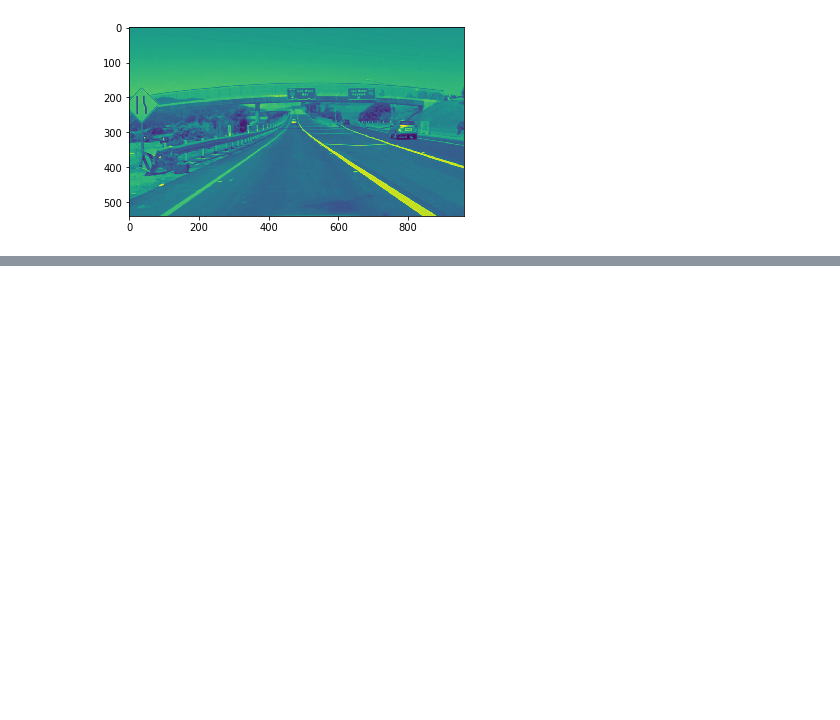
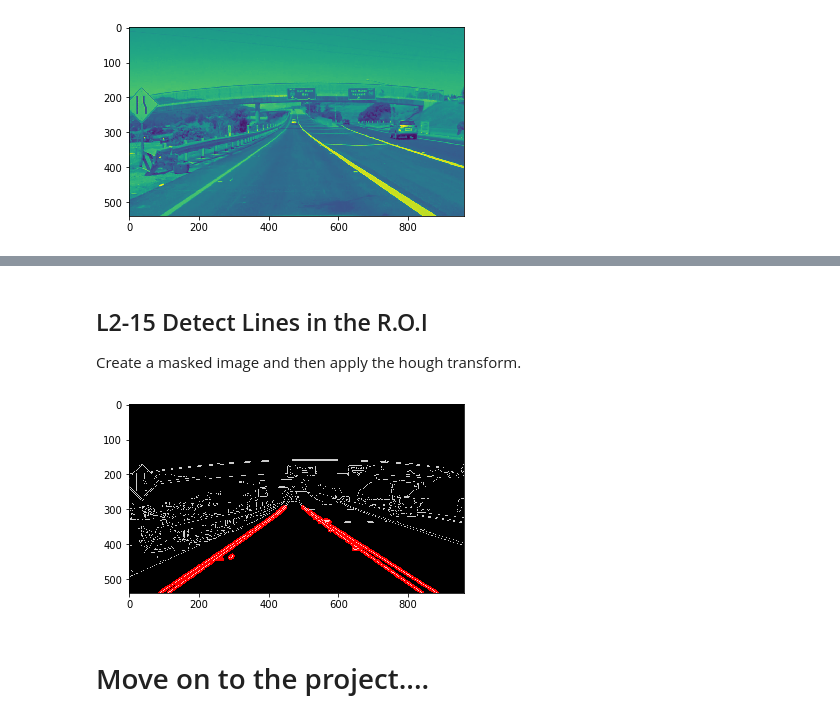
Before and after one commit to sarath054/self-driving-car-nano-degree, a Jupyter notebook: learn-t1-l2/l2.ipynb, the cells around one changed output, grey strips where cells are left out. Drawn from its saved outputs; the diff is of its cells as text; code cells hidden in the pictures; blank space fills up the shorter version.

```diff
--- a/learn-t1-l2/l2.ipynb
+++ b/learn-t1-l2/l2.ipynb
@@ -108,0 +157,48 @@ plt.show()
+# %% [markdown]
+## L2-15 Detect Lines in the R.O.I
+Create a masked image and then apply the hough transform.
+# %%
+img = mpimg.imread('assets/imageL2-11.jpg')
+
+img_gray = cv2.cvtColor(img, cv2.COLOR_RGB2GRAY)
+
+kernel_size = 5
+img_blur = cv2.GaussianBlur(img_gray, (kernel_size, kernel_size), 0)
+
+low_threshold = 50
+high_threshold = 150
+img_edge = cv2.Canny(img_blur, low_threshold, high_threshold)
+
+# Create a mask
+mask = np.zeros_like(edges)
+ignore_mask_color = 255
+
+# This time we are defining a four sided polygon to mask
+imshape = image.shape
+vertices = np.array([[(0,imshape[0]),(450, 290), (490, 290), (imshape[1],imshape[0])]], dtype=np.int32)
+cv2.fillPoly(mask, vertices, ignore_mask_color)
+img_mask = cv2.bitwise_and(edges, mask)
+
+rho = 1
+thetha = np.pi/180
+threshold = 1
+min_line_length = 10
+max_line_gap = 1
+img_line = np.copy(image)*0
+
+lines = cv2.HoughLinesP(img_mask, rho, thetha, threshold, min_line_length, max_line_gap)
+
+for line in lines:
+    for x1,y1,x2,y2 in line:
+        cv2.line(img_line, (x1, y1), (x2, y2), (255, 0, 0), 10)
+
+img_color_edges = np.dstack((img_edges, img_edges, img_edges))
+
+img_line_edges = cv2.addWeighted(img_color_edges, 0.8, img_line, 1, 0)
+
+plt.imshow(img_line_edges)
+plt.show()
+# %% [output]
+[figure, added]
+# %% [markdown]
+# Move on to the project....
```
Also changed, not shown: parts of 4 cells of this notebook.
